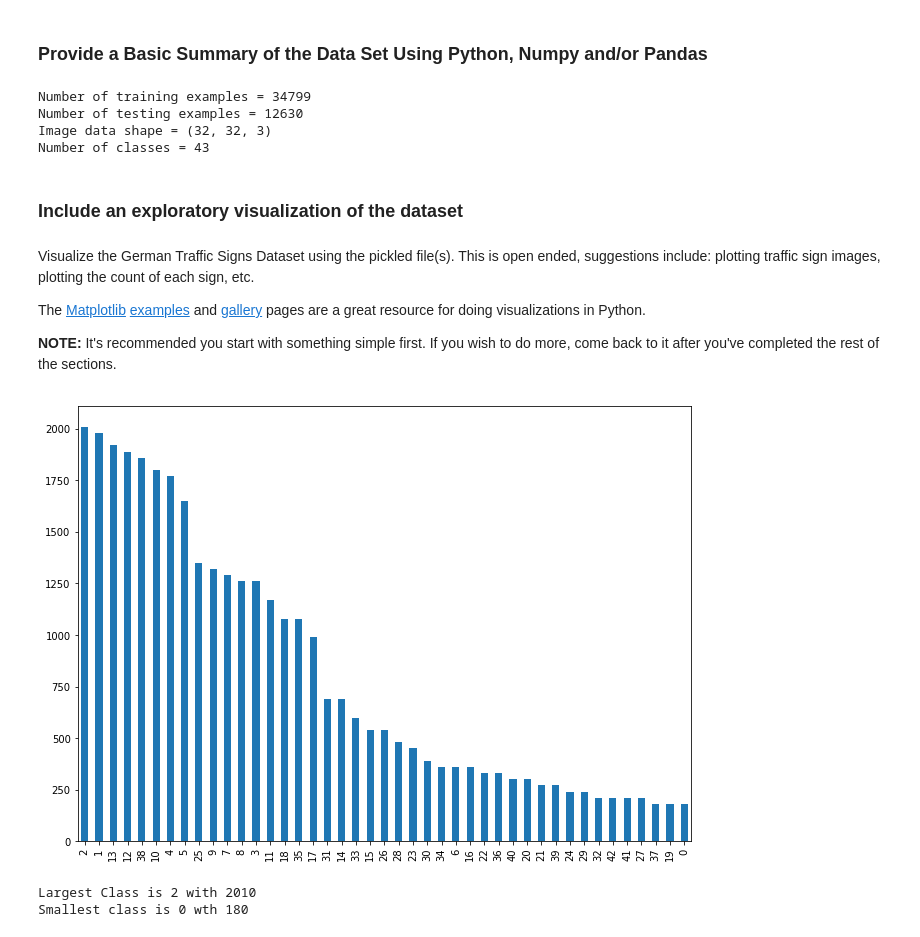
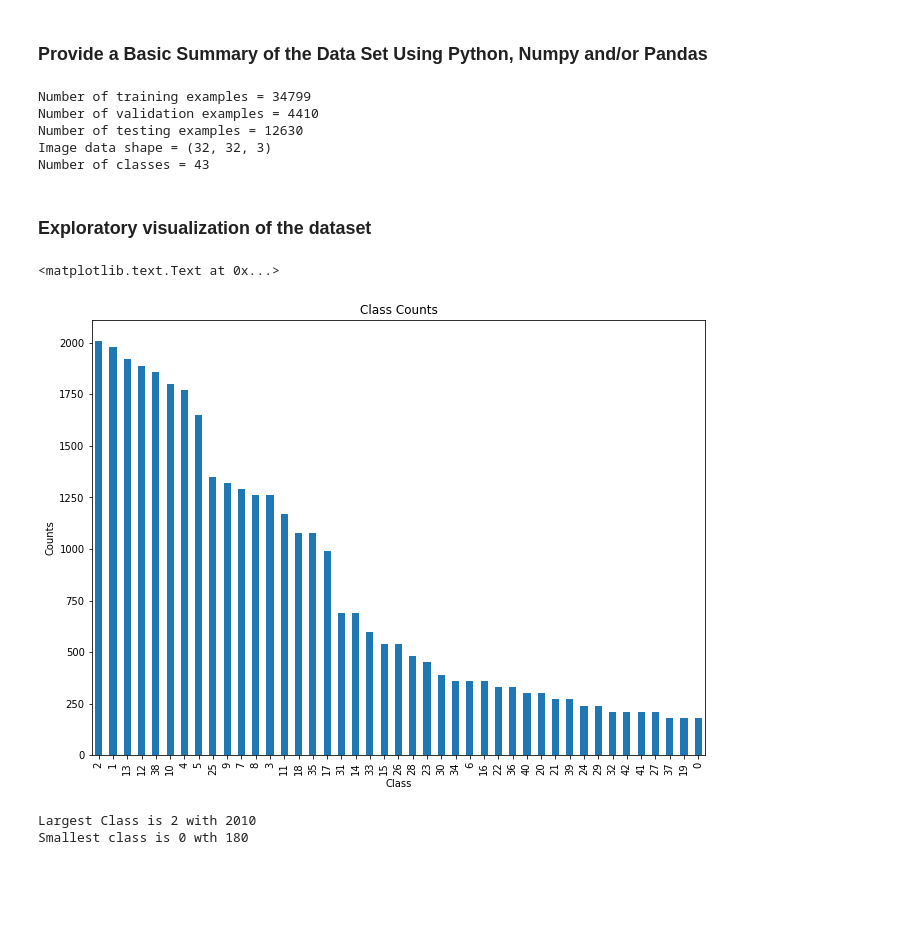
Before and after one commit to ahnguyen09/Car-ND-Projects, a Jupyter notebook: CarND-Traffic-Sign-Classifier-Project/Traffic_Sign_Classifier.ipynb, the cells around one changed output. Saved outputs shown, nothing was run; the diff lists cells and outputs as text; code cells hidden in the pictures; blank space fills up the shorter version.

```diff
--- a/CarND-Traffic-Sign-Classifier-Project/Traffic_Sign_Classifier.ipynb
+++ b/CarND-Traffic-Sign-Classifier-Project/Traffic_Sign_Classifier.ipynb
@@ -59,7 +34,7 @@ import pandas as pd
 ### Use python, pandas or numpy methods rather than hard coding the results
 
 n_train = np.shape(X_train)[0]
-
+n_valid = np.shape(X_valid)[0]
 n_test = np.shape(X_test)[0]
 
 image_shape = np.shape(X_train)[1:4]
@@ -68,20 +43,16 @@ image_shape = np.shape(X_train)[1:4]
 n_classes = len(pd.Series(y_train).value_counts())
 
 print("Number of training examples =", n_train)
+print("Number of validation examples =", n_valid)
 print("Number of testing examples =", n_test)
 print("Image data shape =", image_shape)
 print("Number of classes =", n_classes)
 # %% [output]
 Number of training examples = 34799
+Number of validation examples = 4410
 Number of testing examples = 12630
 Image data shape = (32, 32, 3)
 Number of classes = 43
 # %% [markdown]
-### Include an exploratory visualization of the dataset
+### Exploratory visualization of the dataset
-# %% [markdown]
-Visualize the German Traffic Signs Dataset using the pickled file(s). This is open ended, suggestions include: plotting traffic sign images, plotting the count of each sign, etc.
-
-The [Matplotlib](http://matplotlib.org/) [examples](http://matplotlib.org/examples/index.html) and [gallery](http://matplotlib.org/gallery.html) pages are a great resource for doing visualizations in Python.
-
-**NOTE:** It's recommended you start with something simple first. If you wish to do more, come back to it after you've completed the rest of the sections.
 # %%
@@ -93,10 +62,13 @@ import matplotlib.pyplot as plt
 # %%
 #Show class distribution
 train_labels = pd.DataFrame(y_train,columns=['label'])
 train_labels_cnts = train_labels['label'].value_counts()
-train_labels_cnts.plot(kind='bar',figsize=(11, 8));
+pd_plot = train_labels_cnts.plot(kind='bar',figsize=(11, 8),title="Class Counts");
+pd_plot.set_xlabel("Class")
+pd_plot.set_ylabel("Counts")
 # %% [output]
+<matplotlib.text.Text at 0x...>
-[figure, old version]
+[figure, new version]
 # %%
 print("Largest Class is 2 with",len(X_train[y_train == 2]))
 print("Smallest class is 0 wth",len(X_train[y_train == 0]))
```
Also changed, not shown: parts of 49 cells of this notebook, 6 other files.
